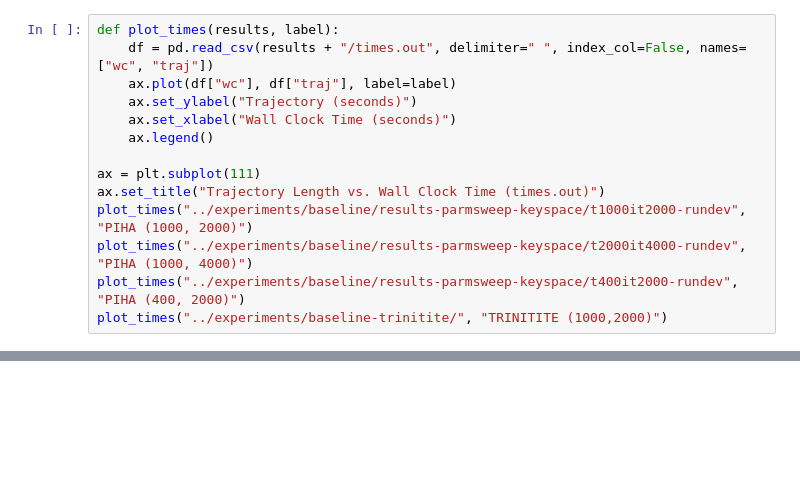
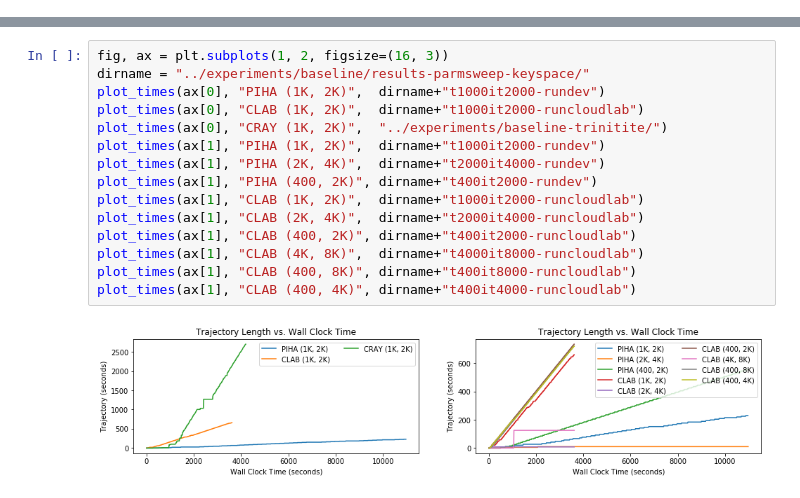
Before and after one commit to michaelsevilla/parsplice-popper, a Jupyter notebook: viz/viz.ipynb, the cells around one changed output, grey strips where cells are left out. Drawn from its saved outputs; the diff is of its cells as text; blank space fills up the shorter version.

Commit message:
benchmark: visualize cloudlab results
Signed-off-by: Michael Sevilla <mikesevilla3@gmail.com>

```diff
--- a/viz/viz.ipynb
+++ b/viz/viz.ipynb
@@ -22,14 +0,0 @@ These lines should be linear. One tool to make sure the system is healthy is the
-# %%
-def plot_times(results, label):
-    df = pd.read_csv(results + "/times.out", delimiter=" ", index_col=False, names=["wc", "traj"])
-    ax.plot(df["wc"], df["traj"], label=label)
-    ax.set_ylabel("Trajectory (seconds)")
-    ax.set_xlabel("Wall Clock Time (seconds)")
-    ax.legend()
-
-ax = plt.subplot(111)
-ax.set_title("Trajectory Length vs. Wall Clock Time (times.out)")
-plot_times("../experiments/baseline/results-parmsweep-keyspace/t1000it2000-rundev", "PIHA (1000, 2000)")
-plot_times("../experiments/baseline/results-parmsweep-keyspace/t2000it4000-rundev", "PIHA (1000, 4000)")
-plot_times("../experiments/baseline/results-parmsweep-keyspace/t400it2000-rundev", "PIHA (400, 2000)")
-plot_times("../experiments/baseline-trinitite/", "TRINITITE (1000,2000)")
@@ -294,0 +31,17 @@ x = ax[1][0].set_ylabel("Ops")
+# %%
+fig, ax = plt.subplots(1, 2, figsize=(16, 3))
+dirname = "../experiments/baseline/results-parmsweep-keyspace/"
+plot_times(ax[0], "PIHA (1K, 2K)",  dirname+"t1000it2000-rundev")
+plot_times(ax[0], "CLAB (1K, 2K)",  dirname+"t1000it2000-runcloudlab")
+plot_times(ax[0], "CRAY (1K, 2K)",  "../experiments/baseline-trinitite/")
+plot_times(ax[1], "PIHA (1K, 2K)",  dirname+"t1000it2000-rundev")
+plot_times(ax[1], "PIHA (2K, 4K)",  dirname+"t2000it4000-rundev")
+plot_times(ax[1], "PIHA (400, 2K)", dirname+"t400it2000-rundev")
+plot_times(ax[1], "CLAB (1K, 2K)",  dirname+"t1000it2000-runcloudlab")
+plot_times(ax[1], "CLAB (2K, 4K)",  dirname+"t2000it4000-runcloudlab")
+plot_times(ax[1], "CLAB (400, 2K)", dirname+"t400it2000-runcloudlab")
+plot_times(ax[1], "CLAB (4K, 8K)",  dirname+"t4000it8000-runcloudlab")
+plot_times(ax[1], "CLAB (400, 8K)", dirname+"t400it8000-runcloudlab")
+plot_times(ax[1], "CLAB (400, 4K)", dirname+"t400it4000-runcloudlab")
+# %% [output]
+[figure, added]
```
Also changed, not shown: parts of 35 cells of this notebook, 1 other file.
